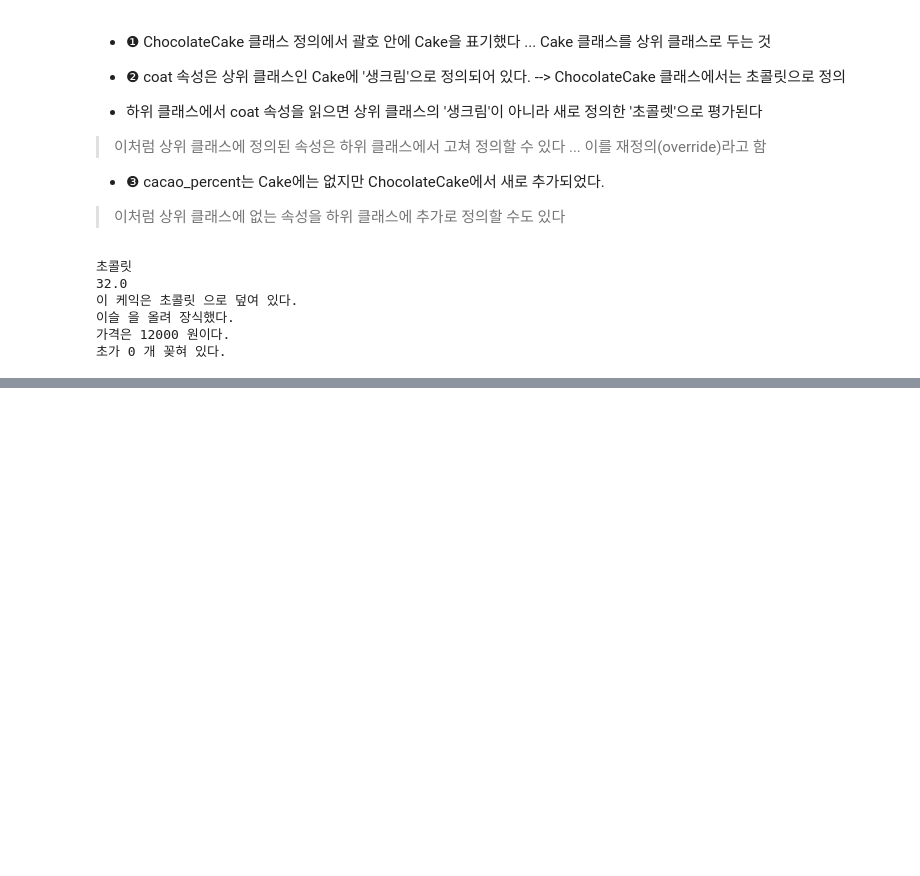
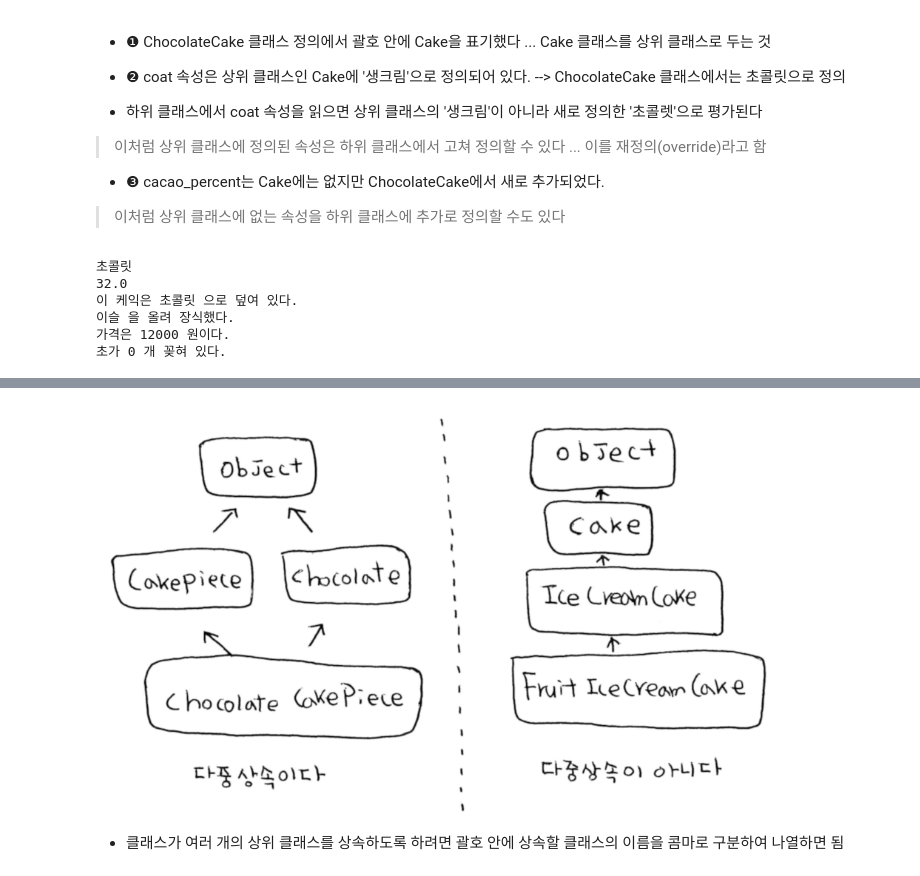
Before and after one commit to daegukdo/GCWM, a Jupyter notebook: 08/04_class.ipynb, the cells around one changed output, grey strips where cells are left out. Saved outputs shown, nothing was run; the diff lists cells and outputs as text; code cells hidden in the pictures; blank space fills up the shorter version.

```diff
--- a/08/04_class.ipynb
+++ b/08/04_class.ipynb
@@ -92,0 +280,6 @@ chocolate_cake_1.describe()
+# %%
+Image("img/08_img.png")
+# %% [output]
+[figure, added]
+# %% [markdown]
+ - 클래스가 여러 개의 상위 클래스를 상속하도록 하려면 괄호 안에 상속할 클래스의 이름을 콤마로 구분하여 나열하면 됨
```
Also changed, not shown: parts of 39 cells of this notebook, 4 other files.
